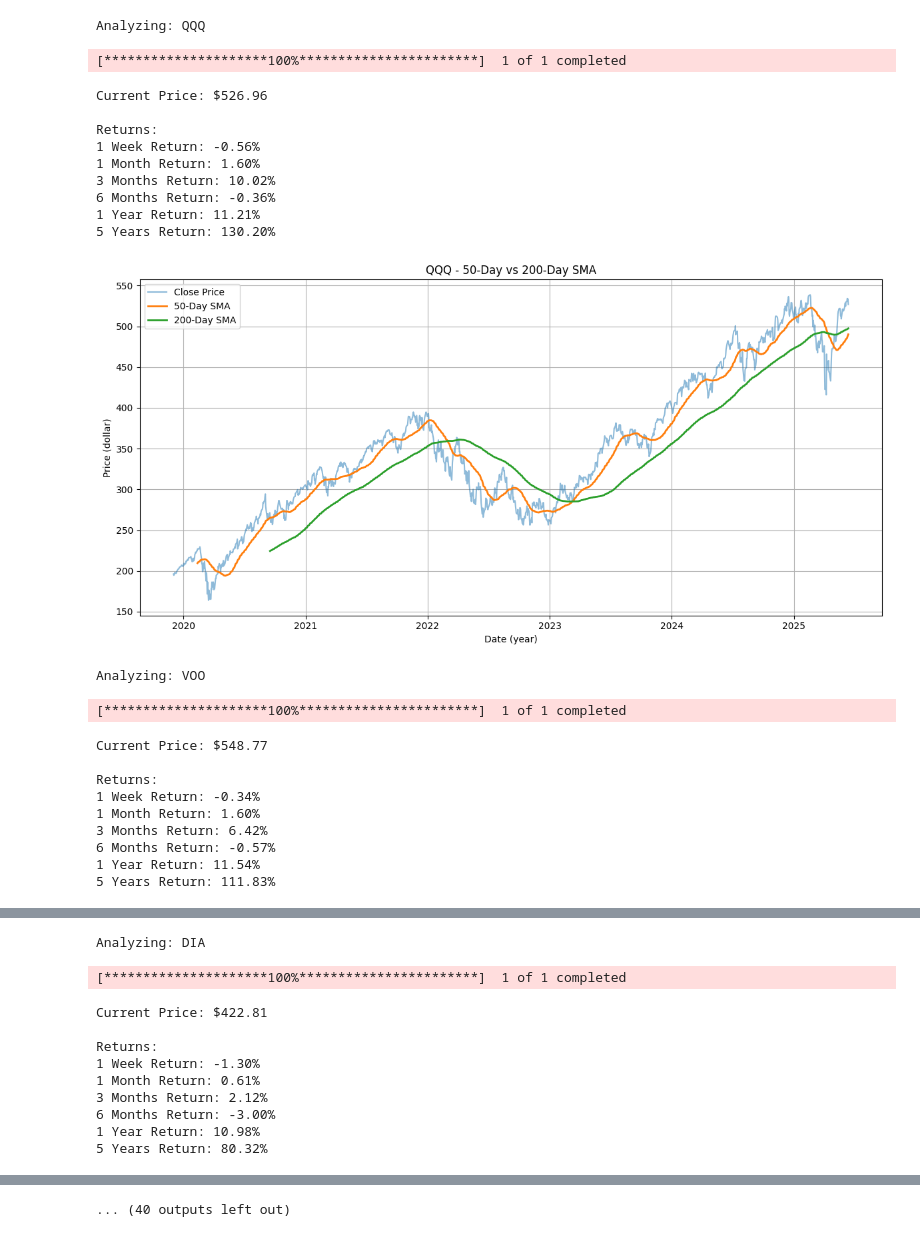
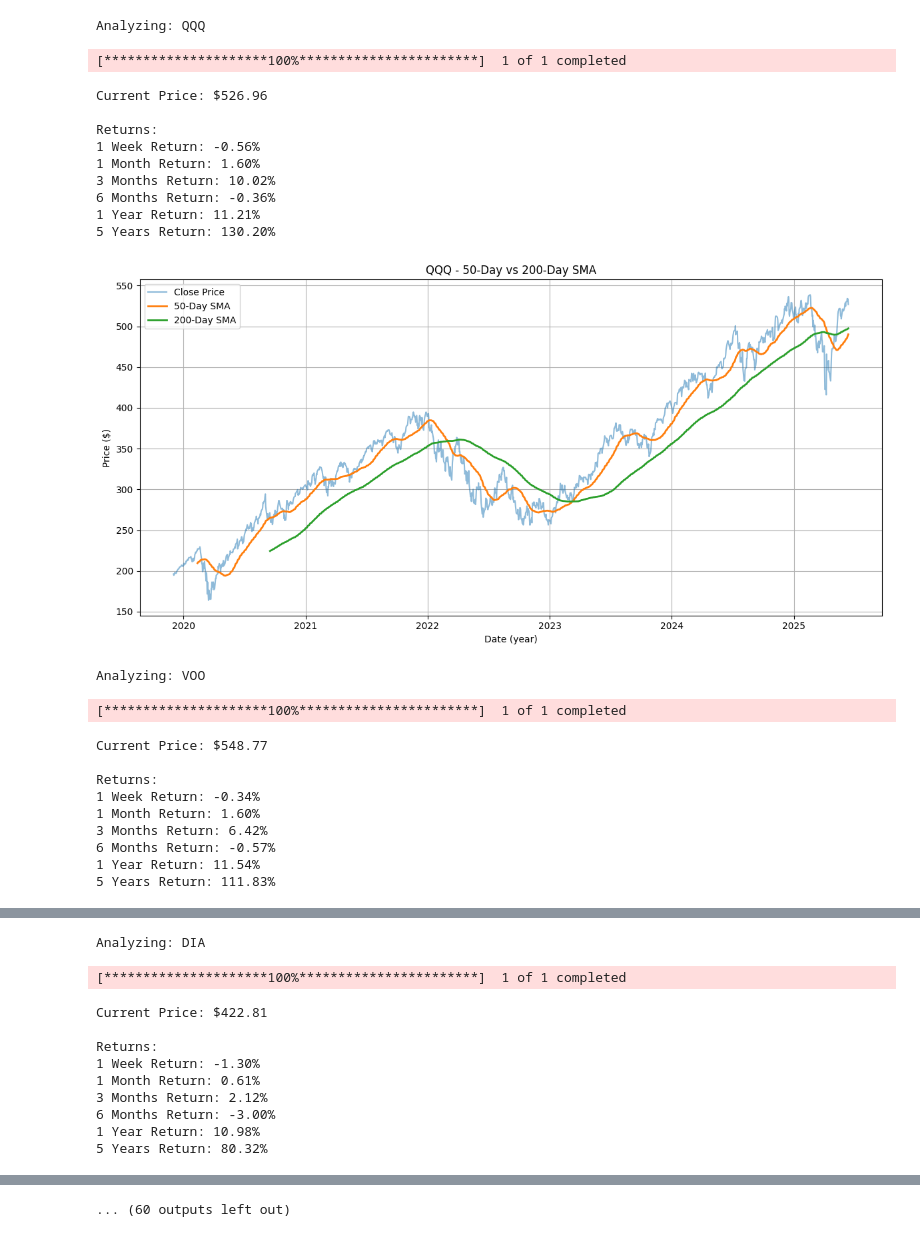
Before and after one commit to nprimavera/Financial-Models, a Jupyter notebook: Model_to_Calculate_Stock_Returns.ipynb, the cells around one changed output, grey strips where cells are left out. Cells and saved outputs as stored; diff of their text form; code cells hidden in the pictures.

```diff
--- a/Model_to_Calculate_Stock_Returns.ipynb
+++ b/Model_to_Calculate_Stock_Returns.ipynb
@@ -40,7 +40,7 @@ def plot_sma(df, ticker):
     plt.plot(df.index, df['SMA_200'], label='200-Day SMA', linewidth=2)
     plt.title(f"{ticker} - 50-Day vs 200-Day SMA")
     plt.xlabel("Date (year)")
-    plt.ylabel("Price (dollar)")
+    plt.ylabel("Price ($)")
     plt.legend()
     plt.grid(True)
     plt.tight_layout()
@@ -64,23 +64,23 @@ def analyze_stock(ticker):
     plot_sma(df, ticker)
 # %%
 # === INPUT YOUR STOCK TICKERS HERE ===
-tickers = ['QQQ', 'VOO', 'DIA', 'BRK-B', 'TQQQ', 'AMZN', 'TSLA', 'VTI', 'NVDA', 'GOOG', 'AAPL', 'QBIG', 'VB']  # ← Add or remove tickers here
+tickers = ['QQQ', 'VOO', 'DIA', 'BRK-B', 'TQQQ', 'AMZN', 'TSLA', 'VTI', 'NVDA', 'GOOG', 'AAPL', 'QBIG', 'VB', 'META', 'MSFT', 'GS', 'BLK', 'JPM']  # ← Add or remove tickers here
 
 for ticker in tickers:
     analyze_stock(ticker)
 # %% [output]
 Analyzing: QQQ
 [*********************100%***********************]  1 of 1 completed
 Current Price: $526.96
 
 Returns:
 1 Week Return: -0.56%
 1 Month Return: 1.60%
 3 Months Return: 10.02%
 6 Months Return: -0.36%
 1 Year Return: 11.21%
 5 Years Return: 130.20%
-[figure, old version]
+[figure, new version]
 Analyzing: VOO
 [*********************100%***********************]  1 of 1 completed
 Current Price: $548.77
@@ -108 +108 @@ Returns:
-... (40 outputs left out)
+... (60 outputs left out)
```
Also changed, not shown: parts of 1 cell of this notebook.
